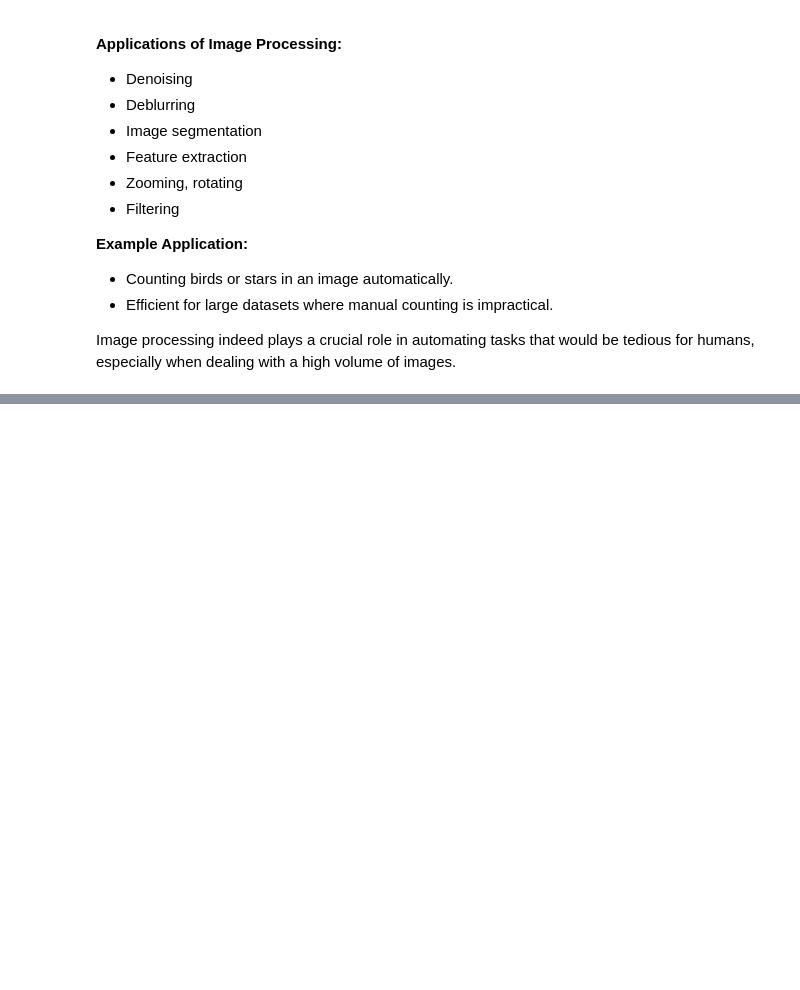
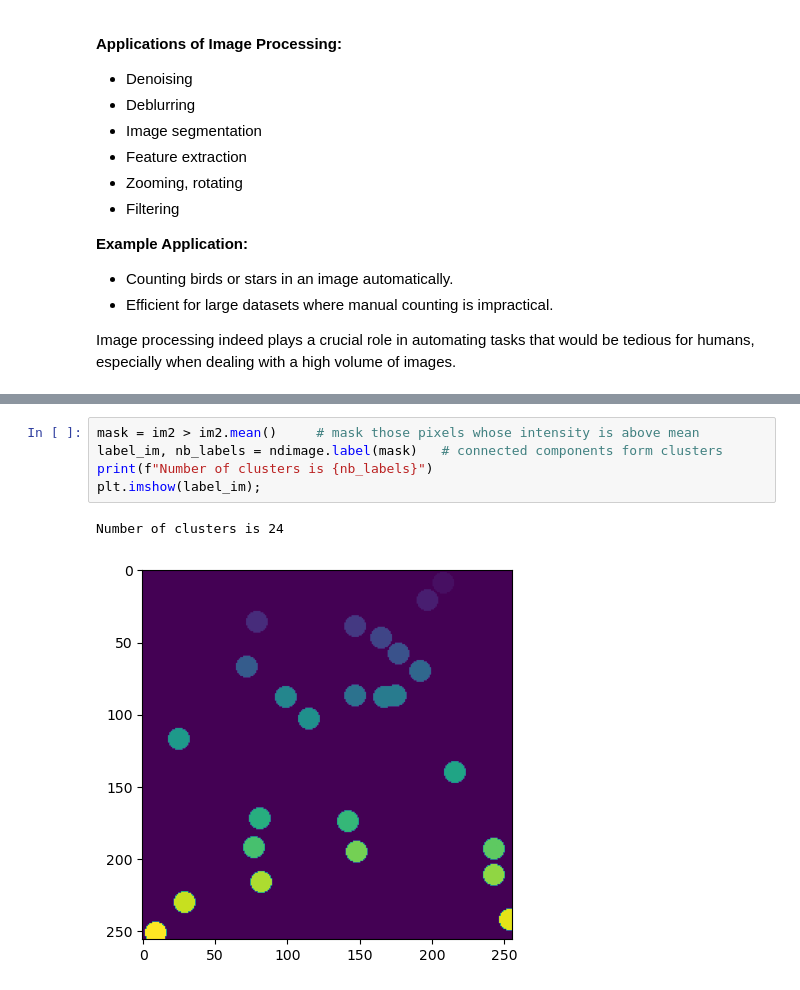
Before and after one commit to Zumh/dataAnalysis2023, a Jupyter notebook: chapter3_image_processing.ipynb, the cells around one changed output, grey strips where cells are left out. Saved outputs shown, nothing was run; the diff lists cells and outputs as text; blank space fills up the shorter version.

```diff
--- a/chapter3_image_processing.ipynb
+++ b/chapter3_image_processing.ipynb
@@ -413,0 +447,8 @@ Image processing indeed plays a crucial role in automating tasks that would be t
+# %%
+mask = im2 > im2.mean()     # mask those pixels whose intensity is above mean
+label_im, nb_labels = ndimage.label(mask)   # connected components form clusters
+print(f"Number of clusters is {nb_labels}")
+plt.imshow(label_im);
+# %% [output]
+Number of clusters is 24
+[figure, added]
```
Also changed, not shown: parts of 3 cells of this notebook.
